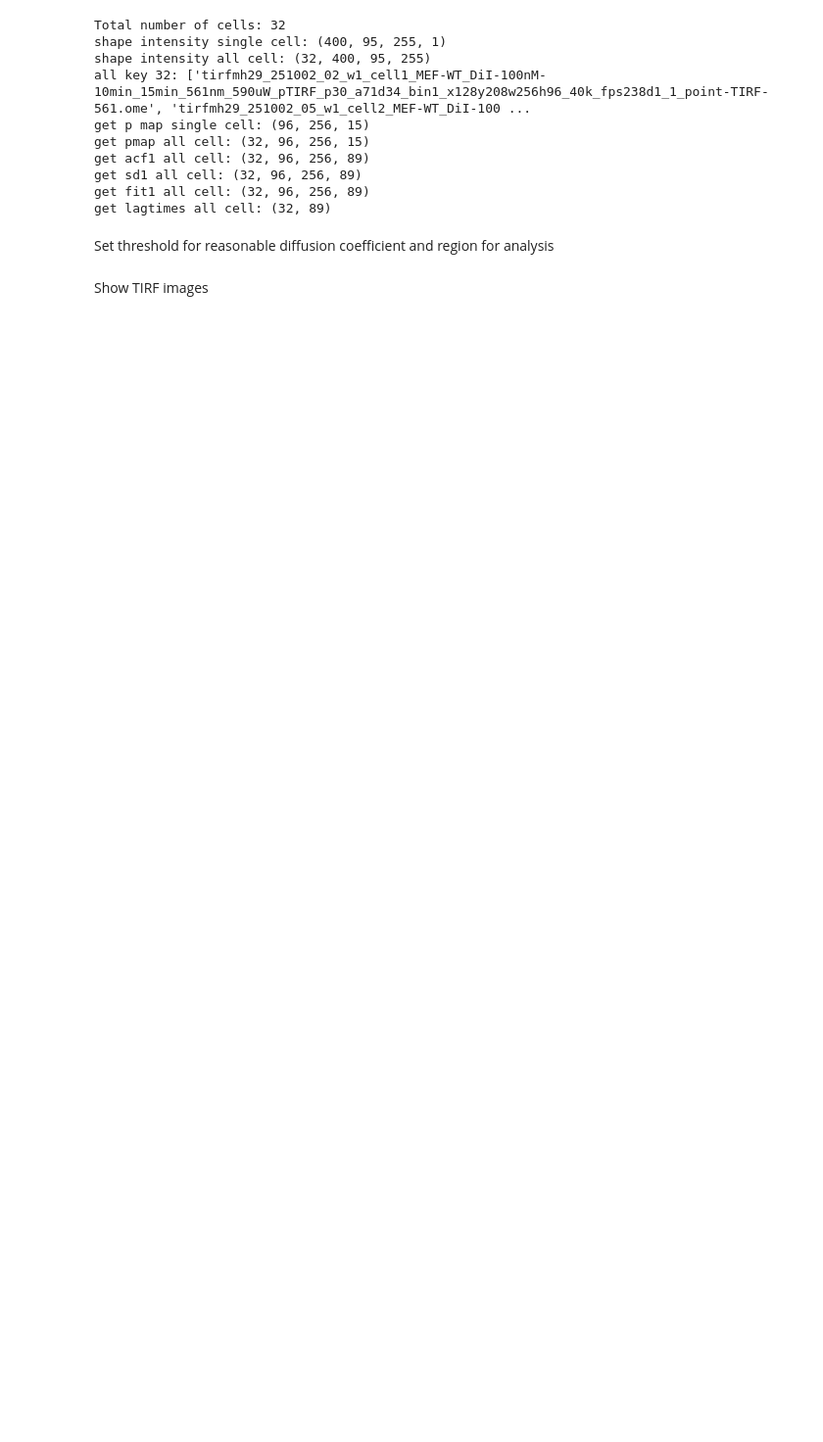
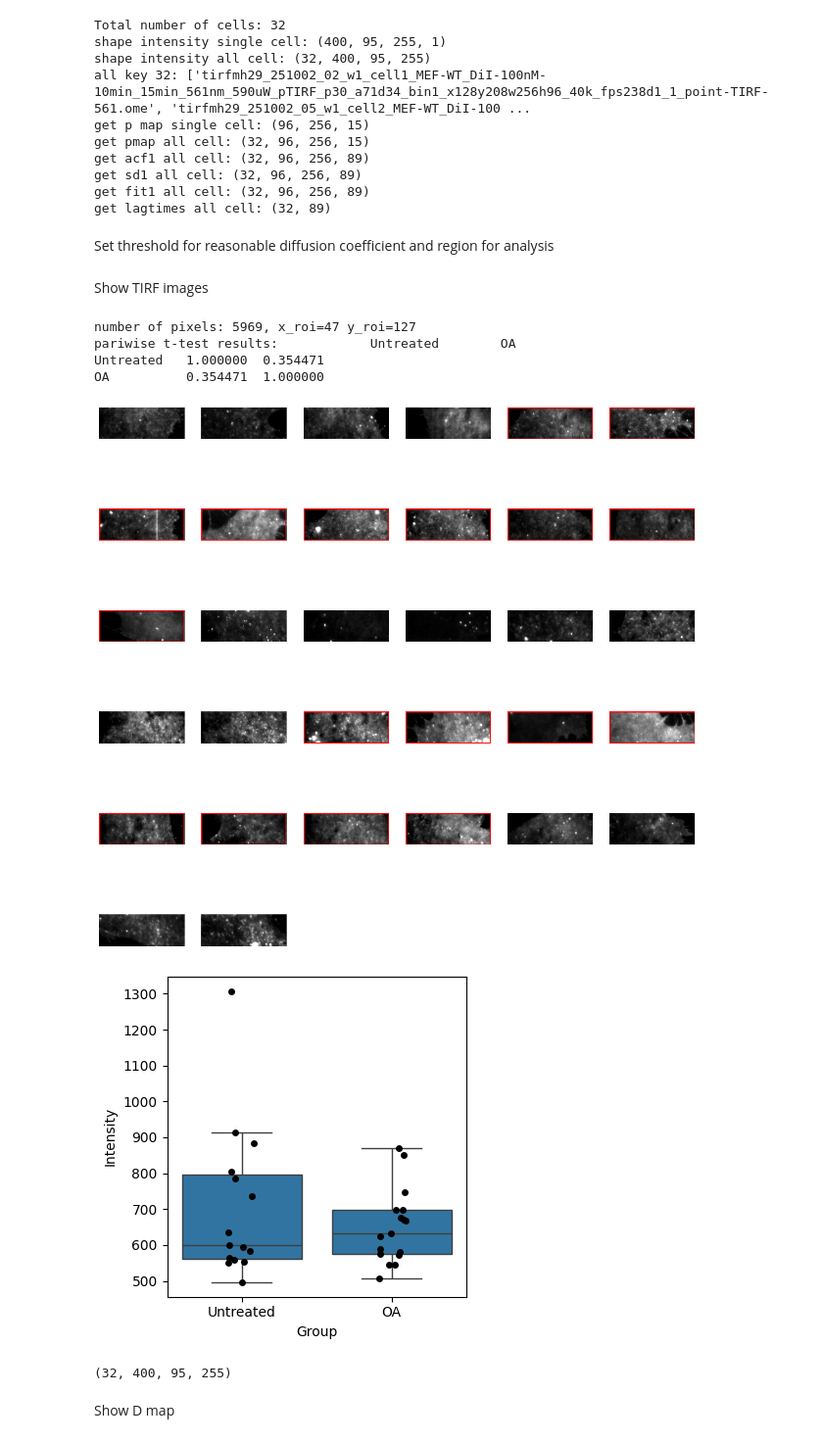
Before and after one commit to danielaik/imfcs-output-handler, a Jupyter notebook: notebook_da-1/03_AnalysisDA1.ipynb, the cells around one changed output. Shown at 98% size. Drawn from its saved outputs; the diff is of its cells as text; code cells hidden in the pictures; blank space fills up the shorter version.

```diff
--- a/notebook_da-1/03_AnalysisDA1.ipynb
+++ b/notebook_da-1/03_AnalysisDA1.ipynb
@@ -106,7 +106,30 @@ get lagtimes all cell: (32, 89)
 # %% [markdown]
 Set threshold for reasonable diffusion coefficient and region for analysis
 # %%
-CENTRAL_FRACTION = 0.3
+CENTRAL_FRACTION = 0.5
 D_THRESHOLD = (0.02, 20)
 # %% [markdown]
 Show TIRF images
+# %%
+def get_central_region(image, center_fraction=0.8):
+    """
+    Extracts the min-max range based on the central fraction of the image.
+
+    Parameters:
+    - image: 2D NumPy array
+    - center_fraction: Fraction of the image (default is 30% or 0.3)
+
+    Returns:
+    - (min_value, max_value) for dynamic contrast scaling
+    """
+
+    assert len(image.shape) == 2, "input image must be 2D"
+
+    h, w = image.shape
+    ch, cw = int(h * center_fraction), int(w * center_fraction)  # Central region size
+    y_start, x_start = (h - ch) // 2, (w - cw) // 2  # Start indices
+
+    # Extract the central region
+    central_region = image[y_start : y_start + ch, x_start : x_start + cw]
+
+    return central_region
@@ -112,0 +240,15 @@ Show TIRF images
+# %%
+plot_first_frames(array=array_average_intensity_all, list_basename=list_basename_all)
+# %% [output]
+number of pixels: 5969, x_roi=47 y_roi=127
+pariwise t-test results:            Untreated        OA
+Untreated   1.000000  0.354471
+OA          0.354471  1.000000
+[figure, added]
+[figure, added]
+# %%
+array_average_intensity_all.shape
+# %% [output]
+(32, 400, 95, 255)
+# %% [markdown]
+Show D map
```
Also changed, not shown: parts of 6 cells of this notebook.
